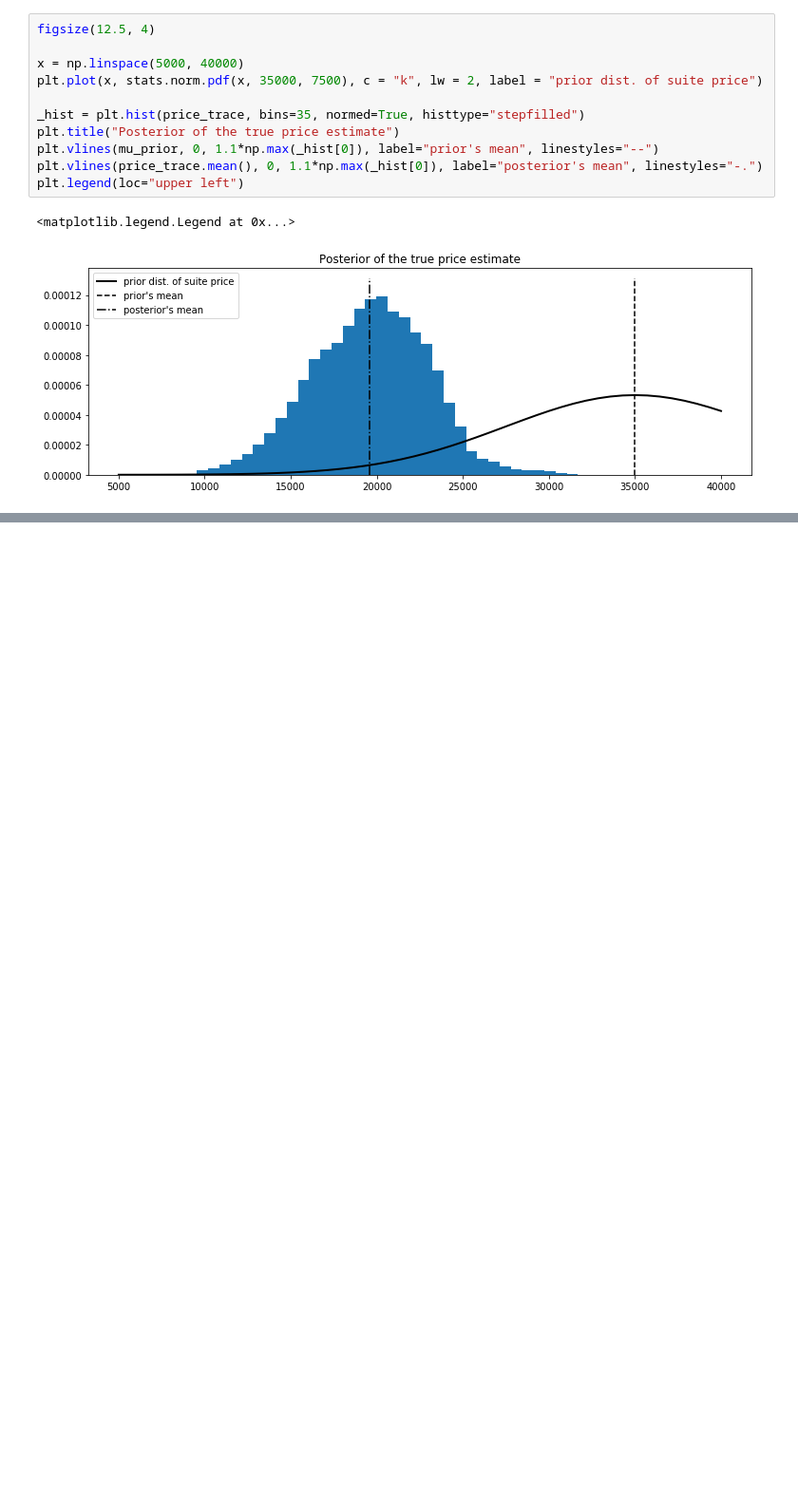
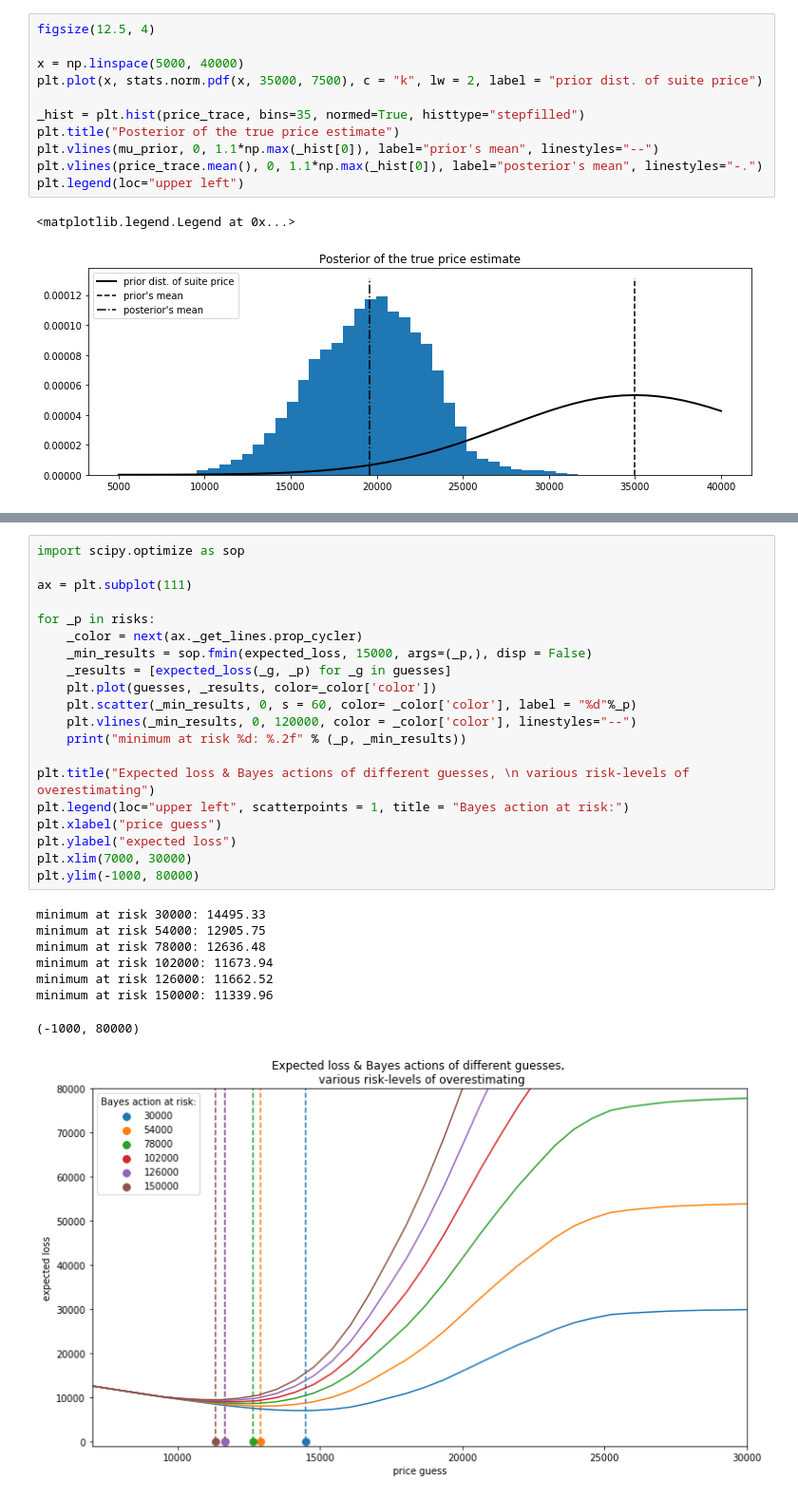
Before and after one commit to TanUkkii007/Probabilistic-Programming-and-Bayesian-Methods-for-Hackers, a Jupyter notebook: ch05/Ch5_LossFunctions_PyMC3.ipynb, the cells around one changed output, grey strips where cells are left out. Shown: that part at 95% size. Drawn from its saved outputs; the diff is of its cells as text; blank space fills up the shorter version.

```diff
--- a/ch05/Ch5_LossFunctions_PyMC3.ipynb
+++ b/ch05/Ch5_LossFunctions_PyMC3.ipynb
@@ -76,0 +161,29 @@ plt.legend(loc="upper left")
+# %%
+import scipy.optimize as sop
+
+ax = plt.subplot(111)
+
+for _p in risks:
+    _color = next(ax._get_lines.prop_cycler)
+    _min_results = sop.fmin(expected_loss, 15000, args=(_p,), disp = False)
+    _results = [expected_loss(_g, _p) for _g in guesses]
+    plt.plot(guesses, _results, color=_color['color'])
+    plt.scatter(_min_results, 0, s = 60, color= _color['color'], label = "%d"%_p)
+    plt.vlines(_min_results, 0, 120000, color = _color['color'], linestyles="--")
+    print("minimum at risk %d: %.2f" % (_p, _min_results))
+
+plt.title("Expected loss & Bayes actions of different guesses, \n various risk-levels of overestimating")
+plt.legend(loc="upper left", scatterpoints = 1, title = "Bayes action at risk:")
+plt.xlabel("price guess")
+plt.ylabel("expected loss")
+plt.xlim(7000, 30000)
+plt.ylim(-1000, 80000)
+# %% [output]
+minimum at risk 30000: 14495.33
+minimum at risk 54000: 12905.75
+minimum at risk 78000: 12636.48
+minimum at risk 102000: 11673.94
+minimum at risk 126000: 11662.52
+minimum at risk 150000: 11339.96
+(-1000, 80000)
+[figure, added]
```
Also changed, not shown: parts of 4 cells of this notebook.
